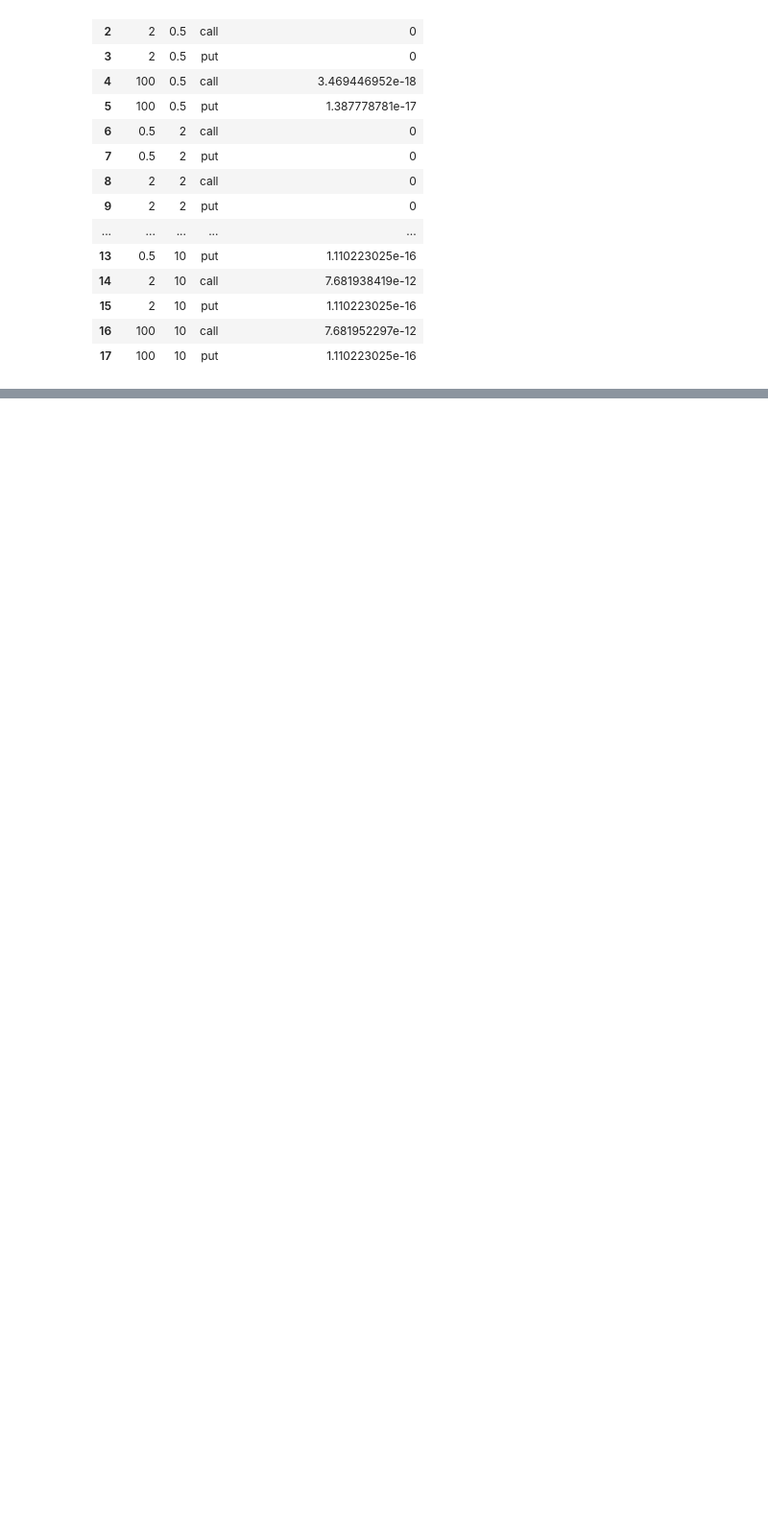
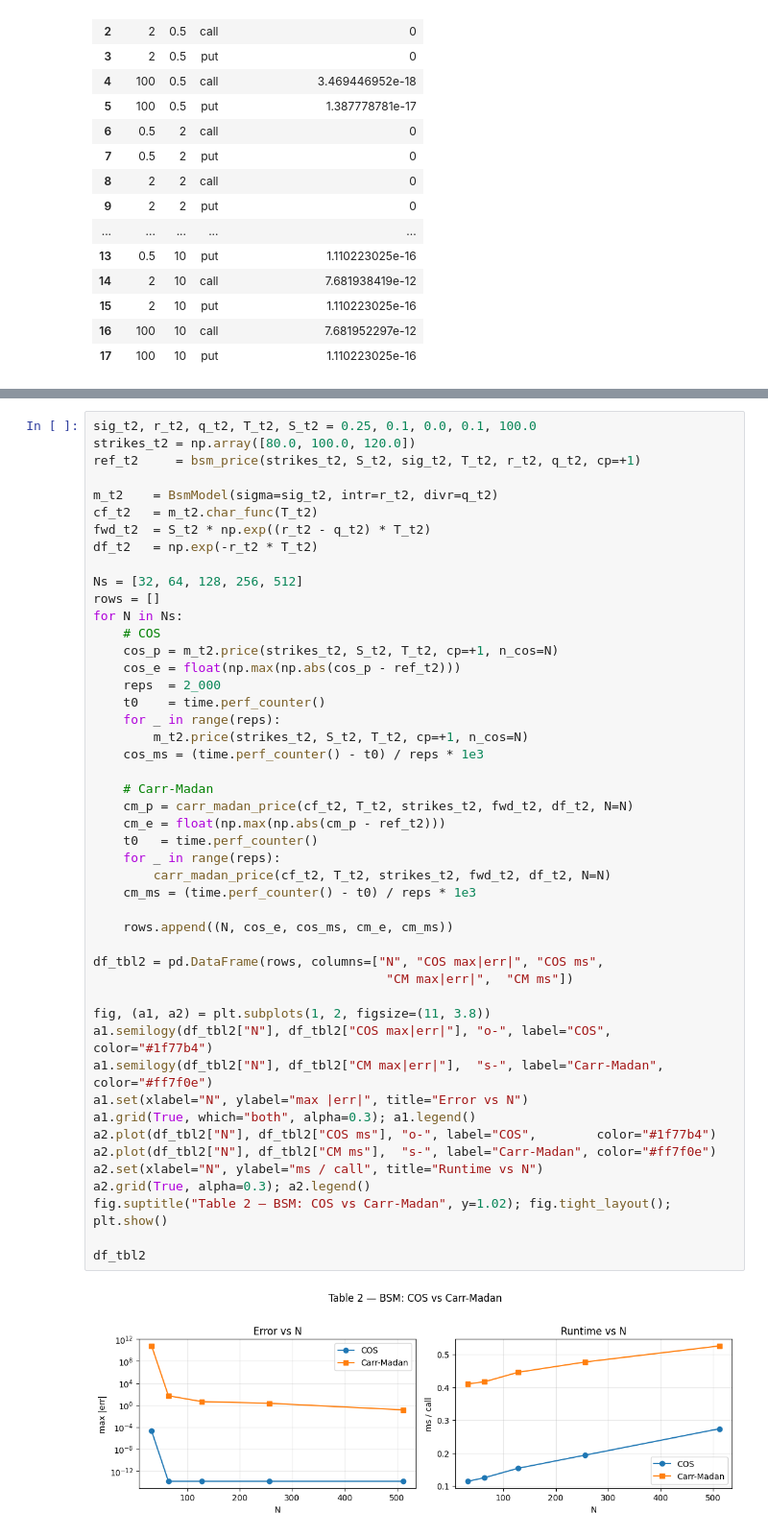
Before and after one commit to ee2625/fourier-cosine-option-pricing, a Jupyter notebook: notebooks/tests.ipynb, the cells around one changed output, grey strips where cells are left out. Shown at 96% size. Drawn from its saved outputs; the diff is of its cells as text; blank space fills up the shorter version.

```diff
--- a/notebooks/tests.ipynb
+++ b/notebooks/tests.ipynb
@@ -912,0 +988,49 @@ pd.DataFrame(rows, columns=["alpha", "mu", "cp", "worst |C_resc/(alpha*S0) - C/S
+# %%
+sig_t2, r_t2, q_t2, T_t2, S_t2 = 0.25, 0.1, 0.0, 0.1, 100.0
+strikes_t2 = np.array([80.0, 100.0, 120.0])
+ref_t2     = bsm_price(strikes_t2, S_t2, sig_t2, T_t2, r_t2, q_t2, cp=+1)
+
+m_t2    = BsmModel(sigma=sig_t2, intr=r_t2, divr=q_t2)
+cf_t2   = m_t2.char_func(T_t2)
+fwd_t2  = S_t2 * np.exp((r_t2 - q_t2) * T_t2)
+df_t2   = np.exp(-r_t2 * T_t2)
+
+Ns = [32, 64, 128, 256, 512]
+rows = []
+for N in Ns:
+    # COS
+    cos_p = m_t2.price(strikes_t2, S_t2, T_t2, cp=+1, n_cos=N)
+    cos_e = float(np.max(np.abs(cos_p - ref_t2)))
+    reps  = 2_000
+    t0    = time.perf_counter()
+    for _ in range(reps):
+        m_t2.price(strikes_t2, S_t2, T_t2, cp=+1, n_cos=N)
+    cos_ms = (time.perf_counter() - t0) / reps * 1e3
+
+    # Carr-Madan
+    cm_p = carr_madan_price(cf_t2, T_t2, strikes_t2, fwd_t2, df_t2, N=N)
+    cm_e = float(np.max(np.abs(cm_p - ref_t2)))
+    t0   = time.perf_counter()
+    for _ in range(reps):
+        carr_madan_price(cf_t2, T_t2, strikes_t2, fwd_t2, df_t2, N=N)
+    cm_ms = (time.perf_counter() - t0) / reps * 1e3
+
+    rows.append((N, cos_e, cos_ms, cm_e, cm_ms))
+
+df_tbl2 = pd.DataFrame(rows, columns=["N", "COS max|err|", "COS ms",
+                                       "CM max|err|",  "CM ms"])
+
+fig, (a1, a2) = plt.subplots(1, 2, figsize=(11, 3.8))
+a1.semilogy(df_tbl2["N"], df_tbl2["COS max|err|"], "o-", label="COS",        color="#1f77b4")
+a1.semilogy(df_tbl2["N"], df_tbl2["CM max|err|"],  "s-", label="Carr-Madan", color="#ff7f0e")
+a1.set(xlabel="N", ylabel="max |err|", title="Error vs N")
+a1.grid(True, which="both", alpha=0.3); a1.legend()
+a2.plot(df_tbl2["N"], df_tbl2["COS ms"], "o-", label="COS",        color="#1f77b4")
+a2.plot(df_tbl2["N"], df_tbl2["CM ms"],  "s-", label="Carr-Madan", color="#ff7f0e")
+a2.set(xlabel="N", ylabel="ms / call", title="Runtime vs N")
+a2.grid(True, alpha=0.3); a2.legend()
+fig.suptitle("Table 2 — BSM: COS vs Carr-Madan", y=1.02); fig.tight_layout(); plt.show()
+
+df_tbl2
+# %% [output]
+[figure, added]
```
Also changed, not shown: parts of 28 cells of this notebook.
